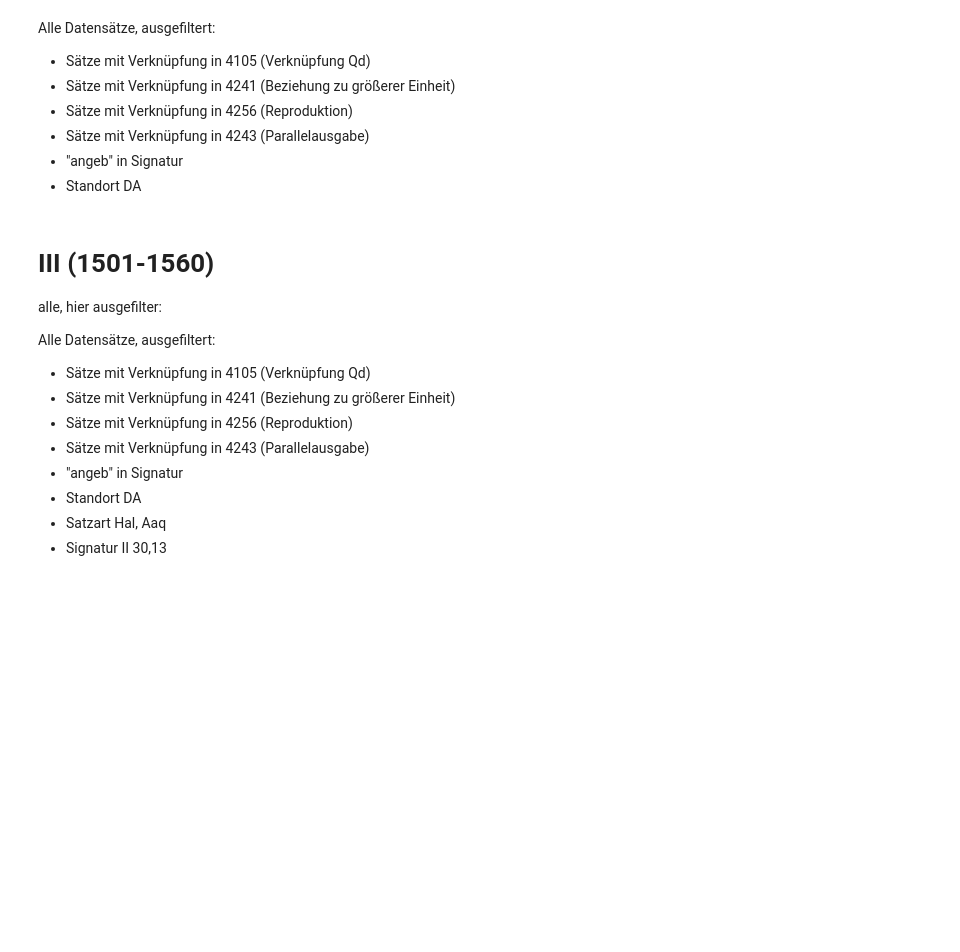
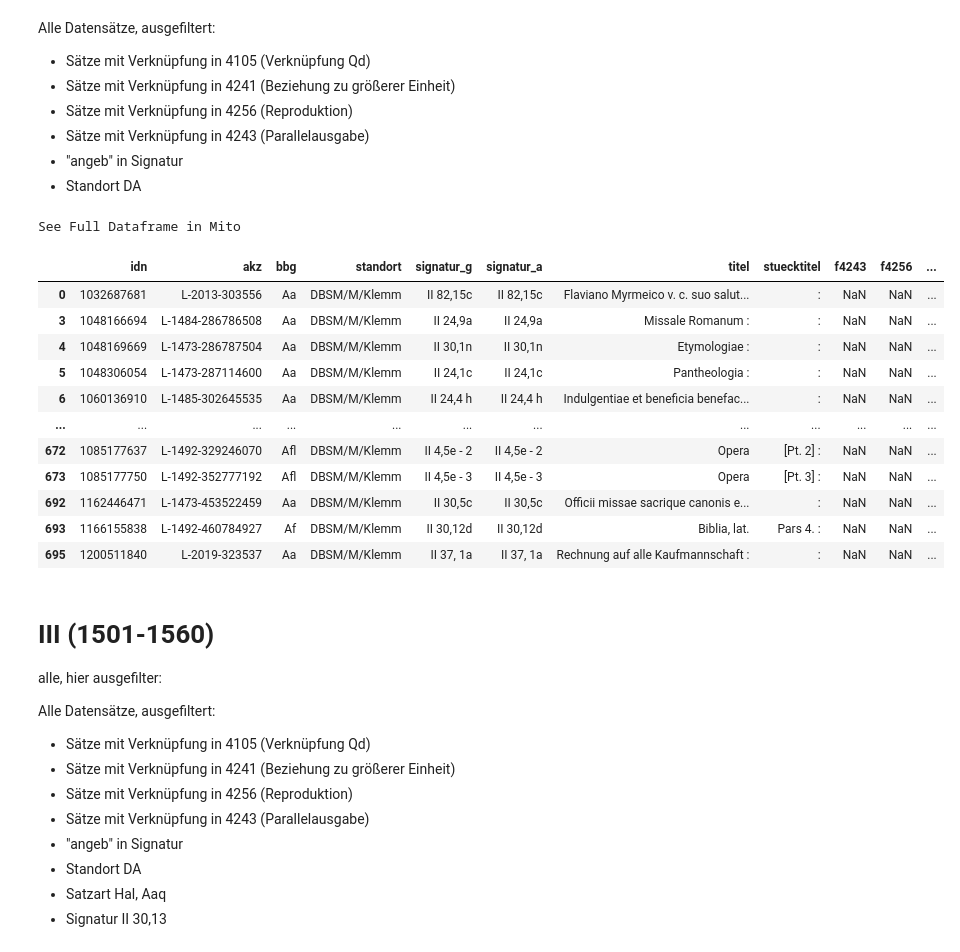
Before and after one commit to buchmuseum/vrekon, a Jupyter notebook: notebooks/gesamtanalyse.ipynb, the cells around one changed output. Saved outputs shown, nothing was run; the diff lists cells and outputs as text; code cells hidden in the pictures; blank space fills up the shorter version.

Commit message:
sortierung nach signaturen

```diff
--- a/notebooks/gesamtanalyse.ipynb
+++ b/notebooks/gesamtanalyse.ipynb
@@ -58,28 +67,43 @@ Alle Datensätze, ausgefiltert:
 # %%
 df = pd.read_csv("../dat/ii.csv")
 
 # Filtered f4256
 df = df[df["f4256"].isna()]
 
 # Filtered f4105_9
 df = df[df["f4105_9"].isna()]
 
 # Filtered f4241
 df = df[df["f4241"].isna()]
 
 # Filtered f4243
 df = df[df["f4243"].isna()]
 
 # Filtered signatur_g
-df = df[~df["signatur_g"].str.contains("angeb", na=False)]
+df = df[~df["signatur_g"].str.contains("angeb", na=False, case=False)]
 
 # Filtered signatur_a
-df = df[~df["signatur_a"].str.contains("angeb", na=False)]
+df = df[~df["signatur_a"].str.contains("angeb", na=False, case=False)]
 
 # Filtered standort
 df = df[df["standort"] != "DBSM/DA"]
 
-df.to_csv("../dat/ii-filtered.csv", index=False)
+#df.to_csv("../dat/ii-filtered.csv", index=False)
+df
+# %% [output]
+See Full Dataframe in Mito
+|  | idn | akz | bbg | standort | signatur_g | signatur_a | titel | stuecktitel | f4243 | f4256 | ... |
+| 0 | 1032687681 | L-2013-303556 | Aa | DBSM/M/Klemm | II 82,15c | II 82,15c | Flaviano Myrmeico v. c. suo salut... | : | NaN | NaN | ... |
+| 3 | 1048166694 | L-1484-286786508 | Aa | DBSM/M/Klemm | II 24,9a | II 24,9a | Missale Romanum : | : | NaN | NaN | ... |
+| 4 | 1048169669 | L-1473-286787504 | Aa | DBSM/M/Klemm | II 30,1n | II 30,1n | Etymologiae : | : | NaN | NaN | ... |
+| 5 | 1048306054 | L-1473-287114600 | Aa | DBSM/M/Klemm | II 24,1c | II 24,1c | Pantheologia : | : | NaN | NaN | ... |
+| 6 | 1060136910 | L-1485-302645535 | Aa | DBSM/M/Klemm | II 24,4 h | II 24,4 h | Indulgentiae et beneficia benefac... | : | NaN | NaN | ... |
+| ... | ... | ... | ... | ... | ... | ... | ... | ... | ... | ... | ... |
+| 672 | 1085177637 | L-1492-329246070 | Afl | DBSM/M/Klemm | II 4,5e - 2 | II 4,5e - 2 | Opera | [Pt. 2] : | NaN | NaN | ... |
+| 673 | 1085177750 | L-1492-352777192 | Afl | DBSM/M/Klemm | II 4,5e - 3 | II 4,5e - 3 | Opera | [Pt. 3] : | NaN | NaN | ... |
+| 692 | 1162446471 | L-1473-453522459 | Aa | DBSM/M/Klemm | II 30,5c | II 30,5c | Officii missae sacrique canonis e... | : | NaN | NaN | ... |
+| 693 | 1166155838 | L-1492-460784927 | Af | DBSM/M/Klemm | II 30,12d | II 30,12d | Biblia, lat. | Pars 4. : | NaN | NaN | ... |
+| 695 | 1200511840 | L-2019-323537 | Aa | DBSM/M/Klemm | II 37, 1a | II 37, 1a | Rechnung auf alle Kaufmannschaft : | : | NaN | NaN | ... |
 # %% [markdown]
 # III (1501-1560)
 
```
Also changed, not shown: parts of 9 cells of this notebook, 11 other files.
